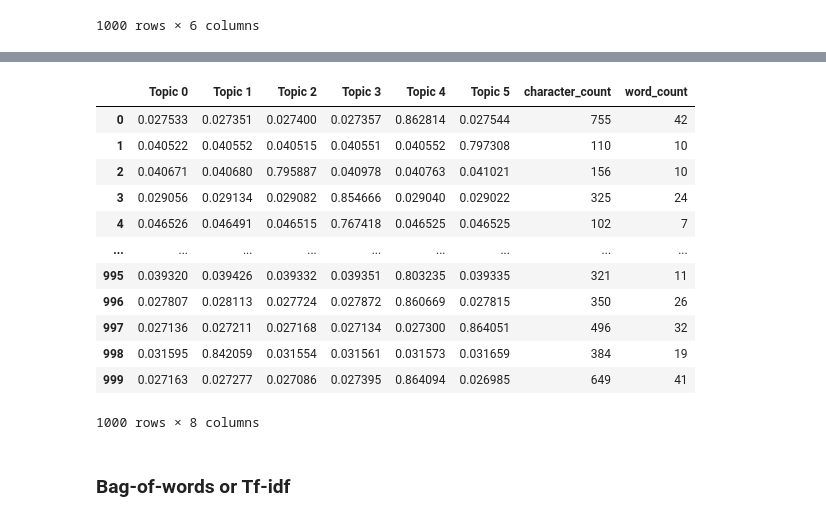
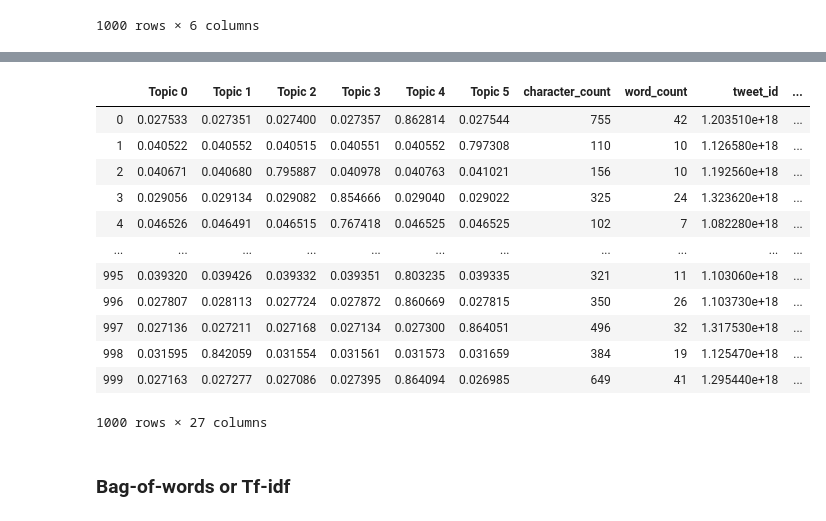
Before and after one commit to paulbsalamanca/CSS-Project-5-Team-6-Spring-2021, a Jupyter notebook: Project 5 Student.ipynb, the cells around one changed output, grey strips where cells are left out. Saved outputs shown, nothing was run; the diff lists cells and outputs as text; code cells hidden in the pictures.

Commit message:
sentiment analysis

```diff
--- a/Project 5 Student.ipynb
+++ b/Project 5 Student.ipynb
@@ -414,0 +479,4 @@ plt.show()
+# %%
+#creating Republicans (and checking dataset)
+repub_tweets = congress_tweets[congress_tweets.party == 'Republican']
+repub_tweets.head(10)
@@ -414,0 +495,11 @@ plt.show()
+# %%
+#Get polarity & subjectivity for Dem & Republican tweets
+dem_tweets['polarity'] = dem_tweets['tokens'].map(lambda text: TextBlob(text).sentiment.polarity)
+dem_tweets['subjectivity'] = dem_tweets['tokens'].map(lambda text: TextBlob(text).sentiment.subjectivity)
+
+repub_tweets['polarity'] = repub_tweets['tokens'].map(lambda text: TextBlob(text).sentiment.polarity)
+repub_tweets['subjectivity'] = repub_tweets['tokens'].map(lambda text: TextBlob(text).sentiment.subjectivity)
+
+#Combine data frames
+party_combined = [dem_tweets, repub_tweets]
+sentiment_2 = pd.concat(party_combined)
@@ -414,0 +538,14 @@ plt.show()
+# %%
+#Polarity & subjectivity for Senate tweets
+sen_tweets = congress_tweets[congress_tweets.position == 'Sen']
+sen_tweets['polarity'] = sen_tweets['tokens'].map(lambda text: TextBlob(text).sentiment.polarity)
+sen_tweets['subjectivity'] = sen_tweets['tokens'].map(lambda text: TextBlob(text).sentiment.subjectivity)
+
+#Polarity & subjectivity for House tweets
+rep_tweets = congress_tweets[congress_tweets.position == 'Rep']
+rep_tweets['polarity'] = rep_tweets['tokens'].map(lambda text: TextBlob(text).sentiment.polarity)
+rep_tweets['subjectivity'] = rep_tweets['tokens'].map(lambda text: TextBlob(text).sentiment.subjectivity)
+
+#Combine data frames
+congress_combined = [sen_tweets, rep_tweets]
+sentiment_3 = pd.concat(congress_combined)
@@ -479,3 +649,6 @@ topic_dist_df
 1000 rows × 6 columns
 # %%
 # review from sentiment analysis goes here
+sentiment_combined = [sentiment_1, sentiment_2, sentiment_3]
+sentiment_score = pd.concat(sentiment_combined).reset_index(drop=True)
+sentiment_score
@@ -482,23 +669,21 @@ topic_dist_df
 # %%
 # combine into dataframe
-
-engineered_features = topic_dist_df.join(character_count).join(word_count)
-'''.join(sentiment_score)'''
+engineered_features = topic_dist_df.join(character_count).join(word_count).join(sentiment_score)
 engineered_features
 # %% [output]
-|  | Topic 0 | Topic 1 | Topic 2 | Topic 3 | Topic 4 | Topic 5 | character_count | word_count |
-| 0 | 0.027533 | 0.027351 | 0.027400 | 0.027357 | 0.862814 | 0.027544 | 755 | 42 |
-| 1 | 0.040522 | 0.040552 | 0.040515 | 0.040551 | 0.040552 | 0.797308 | 110 | 10 |
-| 2 | 0.040671 | 0.040680 | 0.795887 | 0.040978 | 0.040763 | 0.041021 | 156 | 10 |
-| 3 | 0.029056 | 0.029134 | 0.029082 | 0.854666 | 0.029040 | 0.029022 | 325 | 24 |
-| 4 | 0.046526 | 0.046491 | 0.046515 | 0.767418 | 0.046525 | 0.046525 | 102 | 7 |
-| ... | ... | ... | ... | ... | ... | ... | ... | ... |
-| 995 | 0.039320 | 0.039426 | 0.039332 | 0.039351 | 0.803235 | 0.039335 | 321 | 11 |
-| 996 | 0.027807 | 0.028113 | 0.027724 | 0.027872 | 0.860669 | 0.027815 | 350 | 26 |
-| 997 | 0.027136 | 0.027211 | 0.027168 | 0.027134 | 0.027300 | 0.864051 | 496 | 32 |
-| 998 | 0.031595 | 0.842059 | 0.031554 | 0.031561 | 0.031573 | 0.031659 | 384 | 19 |
-| 999 | 0.027163 | 0.027277 | 0.027086 | 0.027395 | 0.864094 | 0.026985 | 649 | 41 |
+|  | Topic 0 | Topic 1 | Topic 2 | Topic 3 | Topic 4 | Topic 5 | character_count | word_count | tweet_id | ... |
+| 0 | 0.027533 | 0.027351 | 0.027400 | 0.027357 | 0.862814 | 0.027544 | 755 | 42 | 1.203510e+18 | ... |
+| 1 | 0.040522 | 0.040552 | 0.040515 | 0.040551 | 0.040552 | 0.797308 | 110 | 10 | 1.126580e+18 | ... |
+| 2 | 0.040671 | 0.040680 | 0.795887 | 0.040978 | 0.040763 | 0.041021 | 156 | 10 | 1.192560e+18 | ... |
+| 3 | 0.029056 | 0.029134 | 0.029082 | 0.854666 | 0.029040 | 0.029022 | 325 | 24 | 1.323620e+18 | ... |
+| 4 | 0.046526 | 0.046491 | 0.046515 | 0.767418 | 0.046525 | 0.046525 | 102 | 7 | 1.082280e+18 | ... |
+| ... | ... | ... | ... | ... | ... | ... | ... | ... | ... | ... |
+| 995 | 0.039320 | 0.039426 | 0.039332 | 0.039351 | 0.803235 | 0.039335 | 321 | 11 | 1.103060e+18 | ... |
+| 996 | 0.027807 | 0.028113 | 0.027724 | 0.027872 | 0.860669 | 0.027815 | 350 | 26 | 1.103730e+18 | ... |
+| 997 | 0.027136 | 0.027211 | 0.027168 | 0.027134 | 0.027300 | 0.864051 | 496 | 32 | 1.317530e+18 | ... |
+| 998 | 0.031595 | 0.842059 | 0.031554 | 0.031561 | 0.031573 | 0.031659 | 384 | 19 | 1.125470e+18 | ... |
+| 999 | 0.027163 | 0.027277 | 0.027086 | 0.027395 | 0.864094 | 0.026985 | 649 | 41 | 1.295440e+18 | ... |
-1000 rows × 8 columns
+1000 rows × 27 columns
 # %% [markdown]
 ### Bag-of-words or Tf-idf
 # %%
```
Also changed, not shown: parts of 24 cells of this notebook, 1 other file.
